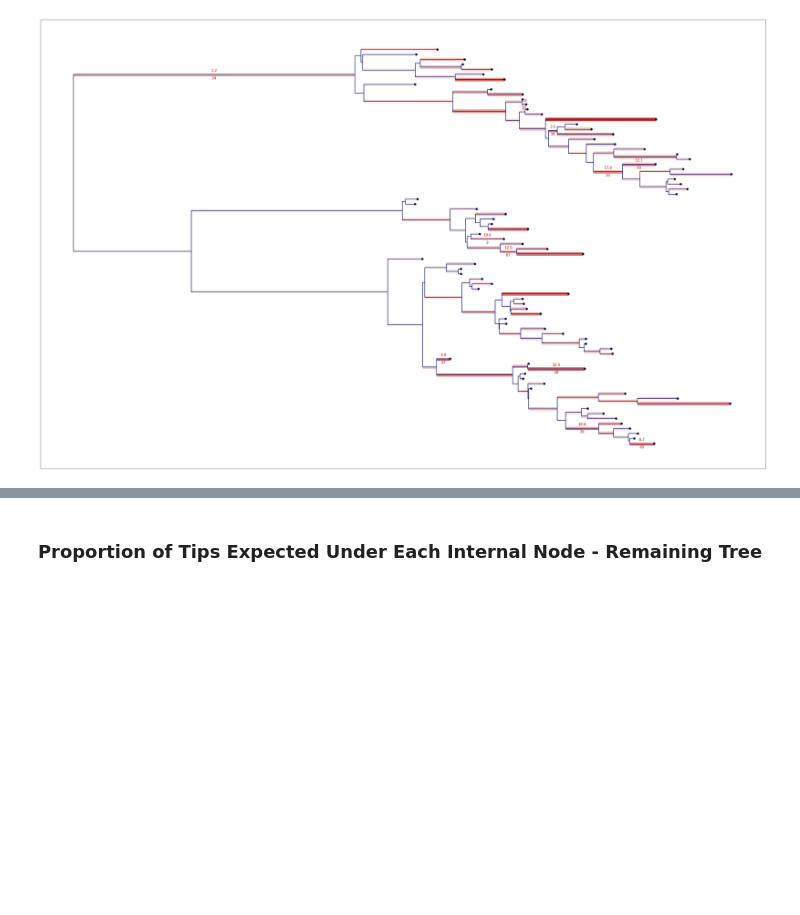
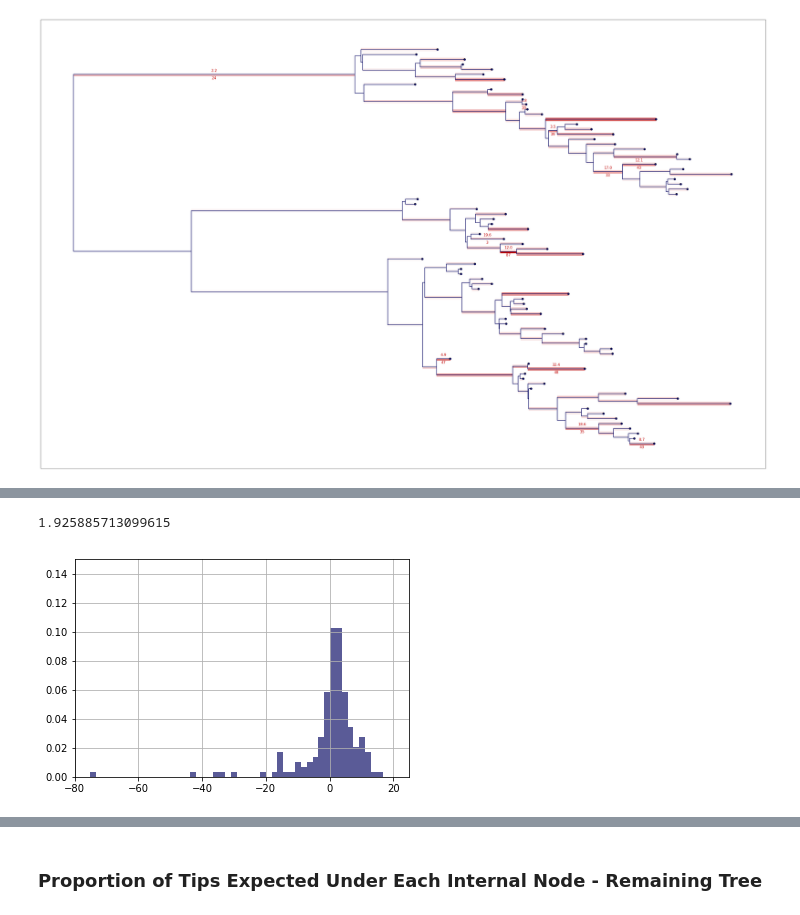
Before and after one commit to blab/unsampled, a Jupyter notebook: python-code/Tree_1.ipynb, the cells around one changed output, grey strips where cells are left out. Saved outputs shown, nothing was run; the diff lists cells and outputs as text; code cells hidden in the pictures; blank space fills up the shorter version.

Commit message:
Trees 2-5 Visualization and Evaluation Notebooks

```diff
--- a/python-code/Tree_1.ipynb
+++ b/python-code/Tree_1.ipynb
@@ -50,12 +51,21 @@ for nd_row in obs:
         true_num_unsamp[pruned_tree_labs[obs_index]] += 1
     else:
         true_num_unsamp[pruned_tree_labs[obs_index]] = 1
+# %%
+#dictionary of the number of times each remaining edge has a missing branch
+pruned_tree_labs = [node.label for node in pruned_dict.get('pruned_tree').nodes()]
+true_num_unsamp = dict([(lab, 0) for lab in pruned_tree_labs])
+
+obs = observed_attachment_prob_matrix(pruned_dict.get('full_tree'), pruned_dict.get('pruned_tree'), pruned_dict.get('dropped_samples'))
+for nd_row in obs:
+    obs_index = list(nd_row).index(1)
+    true_num_unsamp[pruned_tree_labs[obs_index]] += 1
 # %% [markdown]
 ### Full Tree with Missing Samples
 # %%
 #defaults across all plots
 rt_len = .1
-alpha_scale_factor = 66.0
+alpha_scale_factor = 87.1
 y_ax = len(pruned_dict.get('pruned_tree').leaf_nodes())
 #colors
 cmap = mpl.cm.get_cmap('inferno') #color map for gradients
@@ -152,7 +163,6 @@ Plots the pruned tree with the distribution of emperically observed and expected
 #plotted missing samples distribution
 fig,ax = plt.subplots(figsize=(55, 35), facecolor='w')
 
-alphas = []
 for index, k in enumerate(pruned_dict.get('pruned_tree').nodes()): ## iterate over objects in tree
     #distribution of missing samples
     if true_num_unsamp.has_key(k.label):
@@ -180,13 +190,11 @@ for index, k in enumerate(pruned_dict.get('pruned_tree').nodes()): ## iterate ov
 
     #expected distribution of missing data
     edge_prb = exp[:,index]
-    alph = sum(edge_prb)/len(edge_prb)*len(pruned_dict.get('dropped_samples'))
-    alphas.append(alph)
+    alph = sum(edge_prb) #raw column sum
     ax.add_patch(mpl.patches.Rectangle((xp,y), (x-xp), .3, color = col3, alpha = alph/alpha_scale_factor)) #predicted proportion of dropped
     ax.add_patch(mpl.patches.Rectangle((xp,y-.3), (x-xp), .3, color = col3, alpha = int(dropped)/alpha_scale_factor)) #actual dropped
 
     #labeling
-
     if abs(int(dropped) - alph) > .01*len(pruned_dict.get('dropped_samples')): #greater than 1% misclassification ~15 samps
         ax.text(x-1.0/2*(x-xp) , y-.4, dropped, va='top', ha='center', size=15, color = col3) #actual dropped
         ax.text(x-1.0/2*(x-xp) , y+.4, str(round(alph,1)), va='bottom', ha='center', size=15, color = col3) #predicted dropped
@@ -199,0 +212,21 @@ plt.show()
+# %%
+diff_dist = [] #distribution of the differences between the expected and observed
+for index, k in enumerate(pruned_dict.get('pruned_tree').nodes()):
+    edge_prb = exp[:,index] #column from expected at the index of the current edge
+    alph = sum(edge_prb) #column sum/number of samples
+    dropped = true_num_unsamp.get(k.label)
+    diff_dist.append(alph - dropped) #expected - observed
+# %%
+np.percentile(diff_dist, 50) #white should be at 1.9, the 50th percentile
+# %% [output]
+1.925885713099615
+# %%
+x = diff_dist
+# the histogram of the data
+n, bins, patches = plt.hist(x, 50, normed=1, facecolor=samp, alpha=0.65)
+
+plt.axis([-80, 25, 0, 0.15])
+plt.grid(True)
+plt.show()
+# %% [output]
+[figure, added]
```
Also changed, not shown: parts of 9 cells of this notebook, 8 other files.
